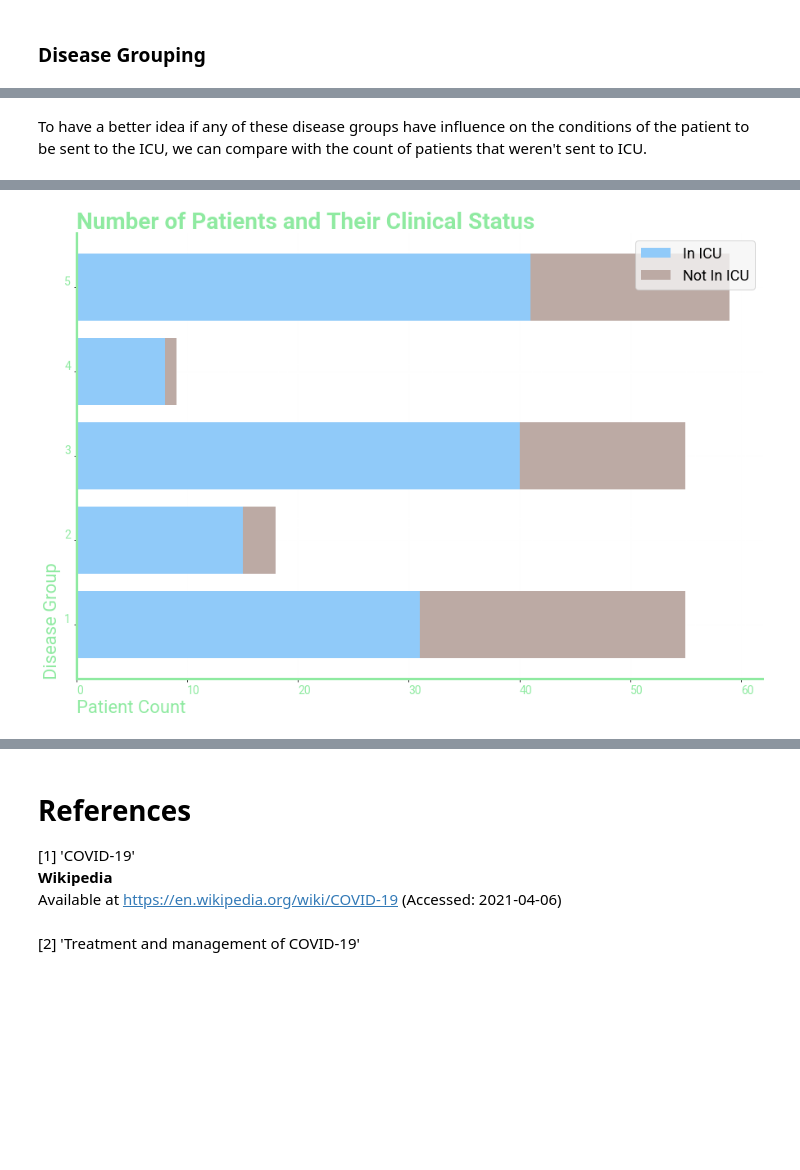
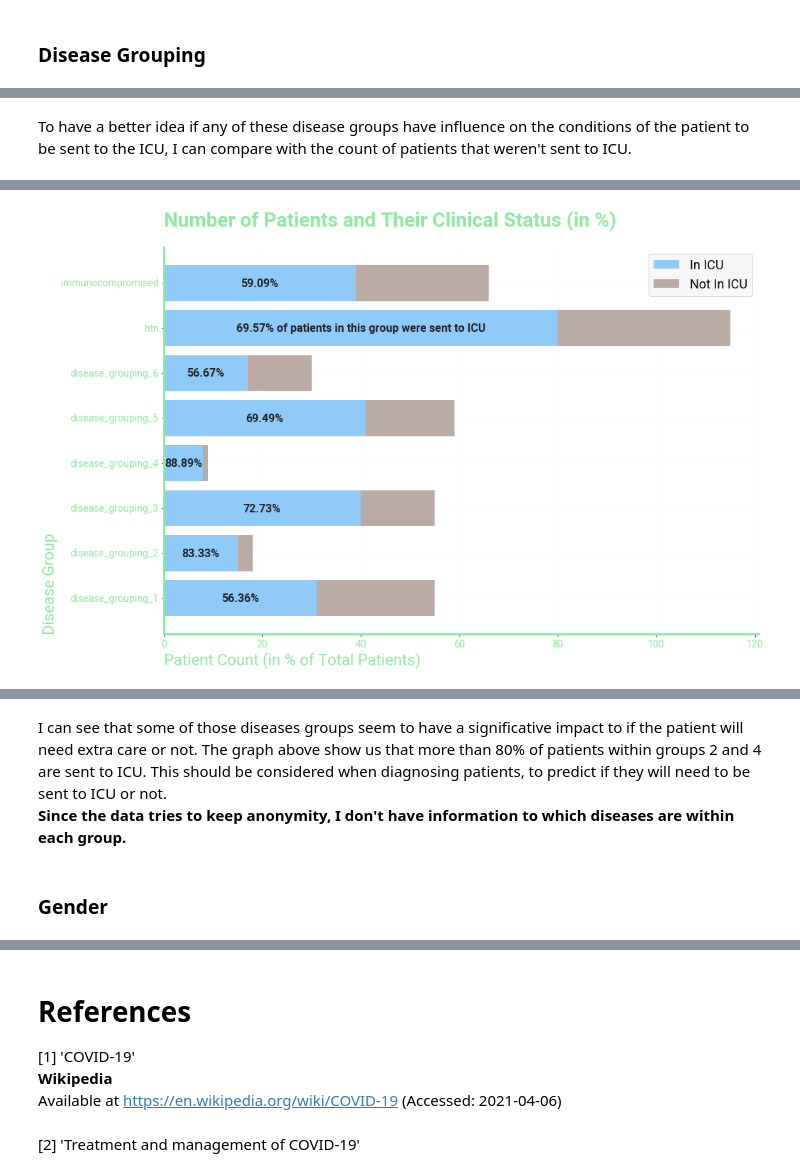
Before and after one commit to fmp95/alura-datascience-bootcamp-challenge, a Jupyter notebook: FinalProject.ipynb, the cells around one changed output, grey strips where cells are left out. Cells and saved outputs as stored; diff of their text form; code cells hidden in the pictures; blank space fills up the shorter version.

```diff
--- a/FinalProject.ipynb
+++ b/FinalProject.ipynb
@@ -375,6 +287,6 @@ plt.show(figure)
 [interactive output not drawn]
 # %% [markdown]
-To have a better idea if any of these disease groups have influence on the conditions of the patient to be sent to the ICU, we can compare with the count of patients that weren't sent to ICU.
+To have a better idea if any of these disease groups have influence on the conditions of the patient to be sent to the ICU, I can compare with the count of patients that weren't sent to ICU.
 # %%
 # Getting count of patients for each disease grouping
 
@@ -384,6 +296,9 @@ columns = [
     "disease_grouping_3",
     "disease_grouping_4",
     "disease_grouping_5",
+    "disease_grouping_6",
+    "htn",
+    "immunocompromised",
     "icu",
 ]
 
@@ -396,32 +311,60 @@ patients_not_icu = patients[patients.icu == 0][columns].sum()
 # %% [output]
 [interactive output not drawn]
 # %%
-index = [group[-1:] for group in patients_icu.index]
+index = patients_icu.index
 
 # Create a figure
 figure = plt.figure()
 
 # Create a subplot
 axis = figure.subplots(1)
 
 # Create bar plot
 axis.barh(index, patients_icu.values, zorder=2, label="In ICU")
 axis.barh(
     index,
     patients_not_icu.values,
     zorder=2,
     left=patients_icu.values,
     label="Not In ICU",
 )
 
 # Set labels
-axis.set_title("Number of Patients and Their Clinical Status")
+axis.set_title("Number of Patients and Their Clinical Status (in %)")
 axis.set_ylabel("Disease Group")
-axis.set_xlabel("Patient Count")
+axis.set_xlabel("Patient Count (in % of Total Patients)")
+
+# Create percentage text
+for i, group in enumerate(index):
+
+    percentage = (
+        (patients_icu.values[i])
+        / (patients_icu.values[i] + patients_not_icu.values[i])
+        * 100
+    )
+
+    axis.text(
+        patients_icu.values[i] / 2,
+        group,
+        f"{percentage:.2f}% of patients in this group were sent to ICU"
+        if i == 6
+        else f"{percentage:.2f}%",
+        verticalalignment="center",
+        horizontalalignment="center",
+        fontfamily="Roboto",
+        fontsize=16,
+        fontweight="bold",
+        color="#202024",
+    )
 
 plt.legend()
 
 plt.show(figure)
 # %% [output]
-[figure, old version]
+[figure, new version]
 [interactive output not drawn]
+# %% [markdown]
+I can see that some of those diseases groups seem to have a significative impact to if the patient will need extra care or not. The graph above show us that more than 80% of patients within groups 2 and 4 are sent to ICU. This should be considered when diagnosing patients, to predict if they will need to be sent to ICU or not.
+**Since the data tries to keep anonymity, I don't have information to which diseases are within each group.**
+# %% [markdown]
+### Gender
```
Also changed, not shown: parts of 43 cells of this notebook.
